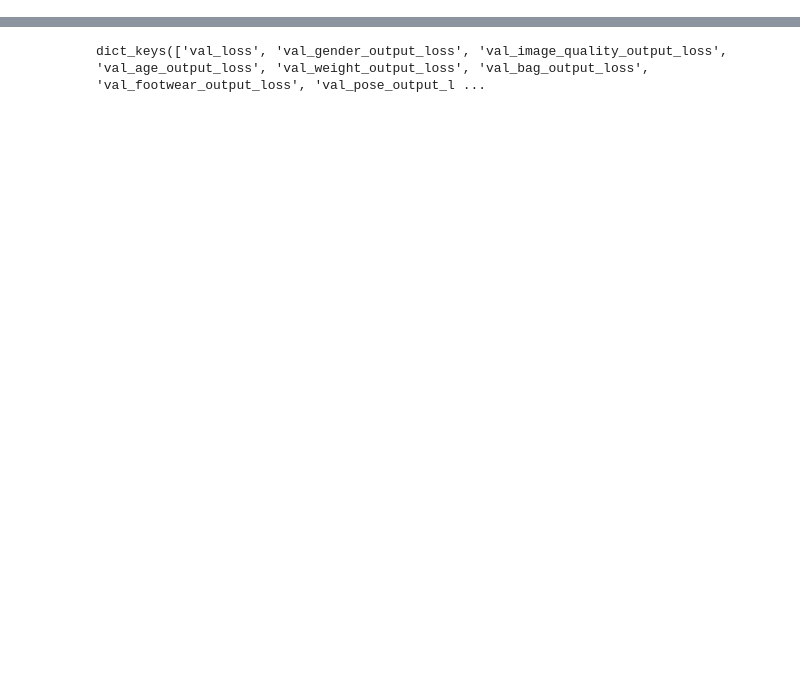
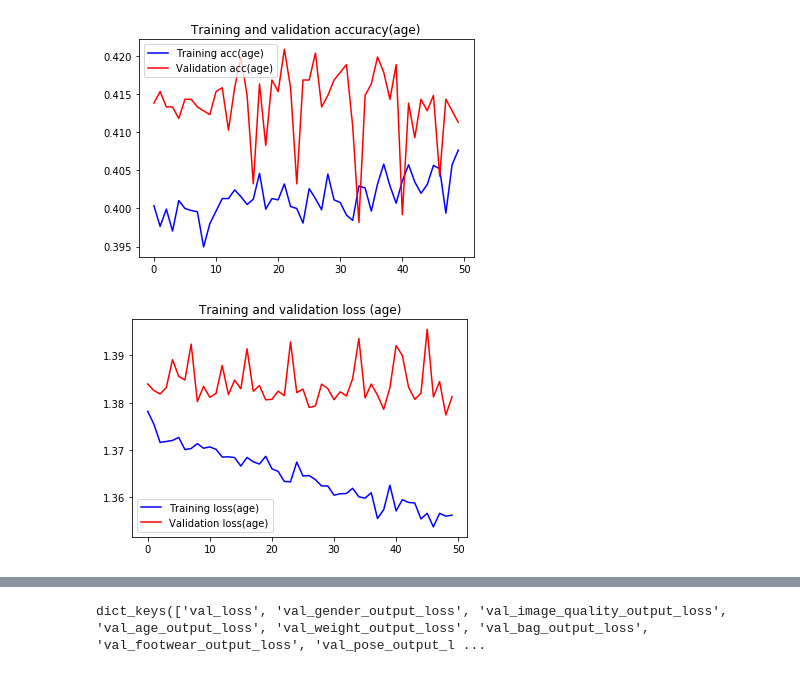
Before and after one commit to praveenraghuvanshi1512/EIP4, a Jupyter notebook: Session5/Assignment5/EIP4_A5_Praveen_Raghuvanshi.ipynb, the cells around one changed output, grey strips where cells are left out. Cells and saved outputs as stored; diff of their text form; code cells hidden in the pictures; blank space fills up the shorter version.

Commit message:
Assignment 5: Multi-run with different lr

```diff
--- a/Session5/Assignment5/EIP4_A5_Praveen_Raghuvanshi.ipynb
+++ b/Session5/Assignment5/EIP4_A5_Praveen_Raghuvanshi.ipynb
@@ -238,0 +242,8 @@ def lr_schedule(epoch):
+# %%
+# Prepare model model saving directory.
+save_dir = os.path.join(os.getcwd(), 'saved_models')
+model_name = 'model.{epoch:03d}.h5'
+if not os.path.isdir(save_dir):
+    os.makedirs(save_dir)
+filepath = os.path.join(save_dir, model_name)
+print(filepath)
@@ -239,17 +252,14 @@ def lr_schedule(epoch):
 # %%
 # Prepare callbacks for model saving and for learning rate adjustment.
-!git clone https://github.com/WittmannF/LRFinder.git
-from LRFinder.keras_callback import LRFinder
-
-filePath = 'weights.best.hdf5'
-checkpoint = ModelCheckpoint(filepath=filePath,
+# filePath = 'weights.best.hdf5'
+print(filepath)
+checkpoint = ModelCheckpoint(filepath=filepath,
                              monitor='val_loss',
                              verbose=1,
                              save_best_only=True)
 
-#lr_scheduler = LearningRateScheduler(lr_schedule)
-lr_finder = LRFinder(min_lr=1e-10, max_lr=1)
+# lr_scheduler = LearningRateScheduler(lr_schedule)
 
 # callbacks = [checkpoint, lr_scheduler]
-callbacks = [checkpoint, lr_finder]
+callbacks = [checkpoint]
 # %% [output]
@@ -288,0 +326,13 @@ H = model.fit_generator(
+# %%
+# Load best model and re-train
+model = load_model('/content/saved_models/model.046.h5')
+
+H = model.fit_generator(
+    generator=train_gen,
+    validation_data=valid_gen,
+    use_multiprocessing=True,
+    workers=5,
+    epochs=50,
+    verbose=1,
+    callbacks=callbacks
+)
@@ -310,0 +379,5 @@ H = model.fit_generator(
+# %%
+plot_loss_acc_age(H)
+# %% [output]
+[figure, added]
+[figure, added]
```
Also changed, not shown: parts of 19 cells of this notebook.
